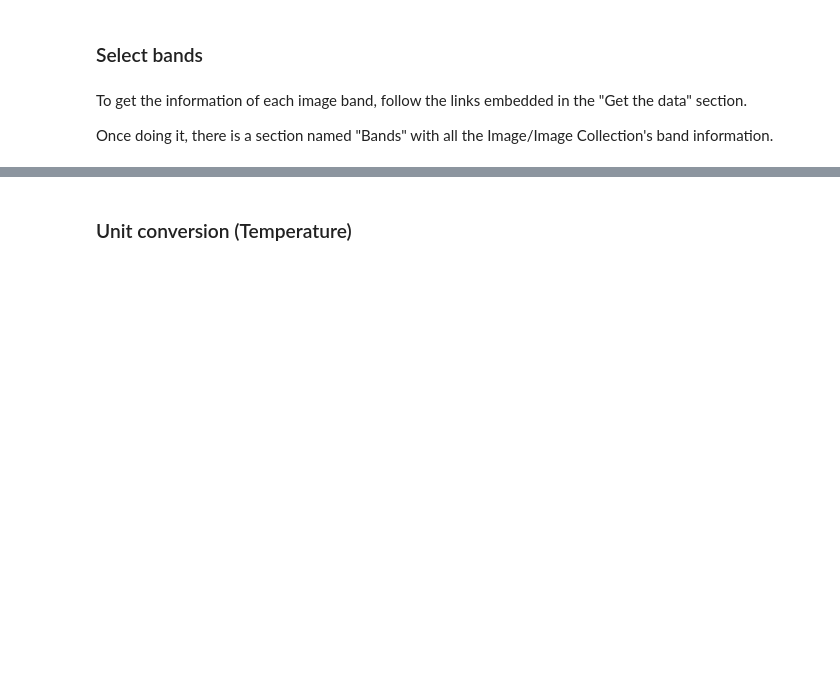
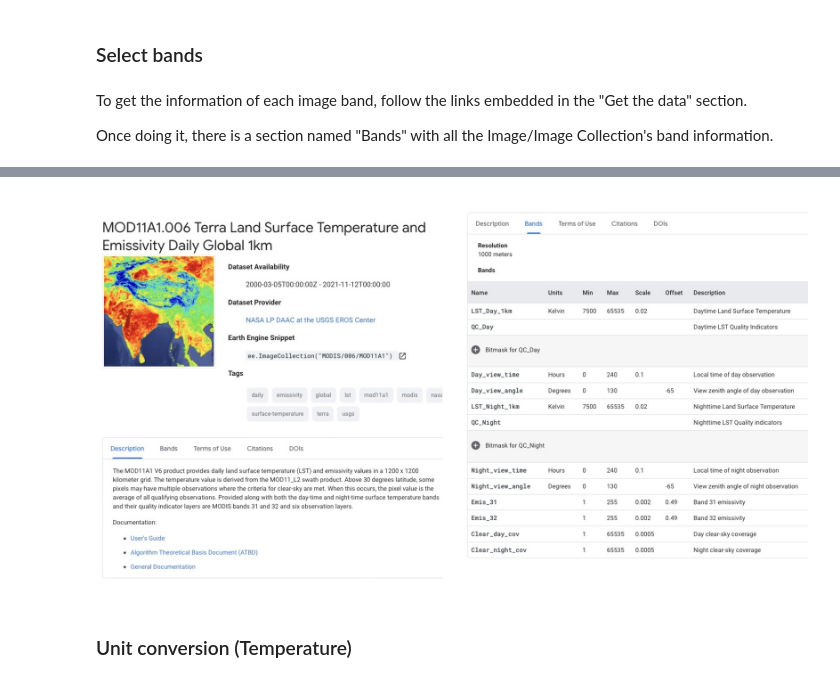
Before and after one commit to isaacarroyov/2021_AFE_FireCongress09, a Jupyter notebook: notebooks/gee_data_cloud_to_house.ipynb, the cells around one changed output, grey strips where cells are left out. Saved outputs shown, nothing was run; the diff lists cells and outputs as text; code cells hidden in the pictures; blank space fills up the shorter version.

Commit message:
using Image to display figures

```diff
--- a/notebooks/gee_data_cloud_to_house.ipynb
+++ b/notebooks/gee_data_cloud_to_house.ipynb
@@ -73,3 +74,7 @@ Once doing it, there is a section named "Bands" with all the Image/Image Collect
+# %%
+Image(filename= '../figures/band_info_gee.jpg')
+# %% [output]
+[figure, added]
 # %%
 ImgColl_Temperature = ImgColl_Temperature.select(['LST_Day_1km'])
 ImgColl_Precipitation = ImgColl_Precipitation.select(['precipitation'])
```
Also changed, not shown: parts of 4 cells of this notebook, 1 other file.
